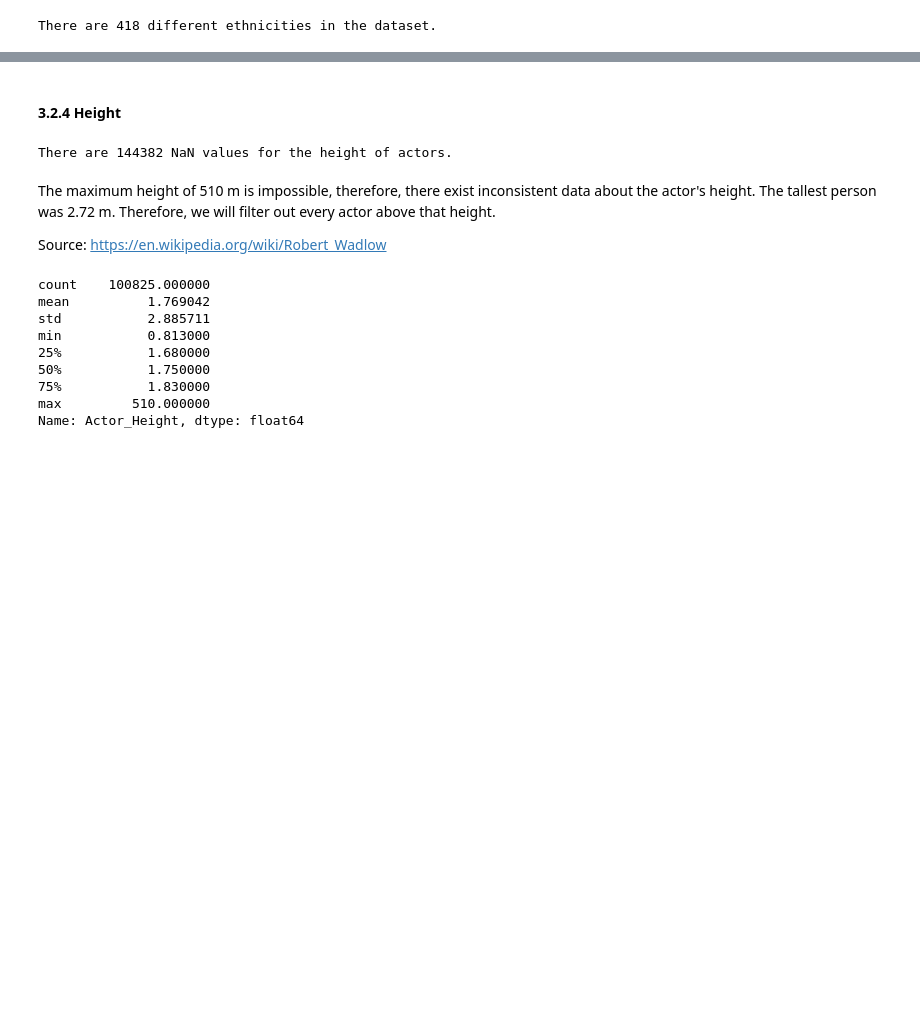
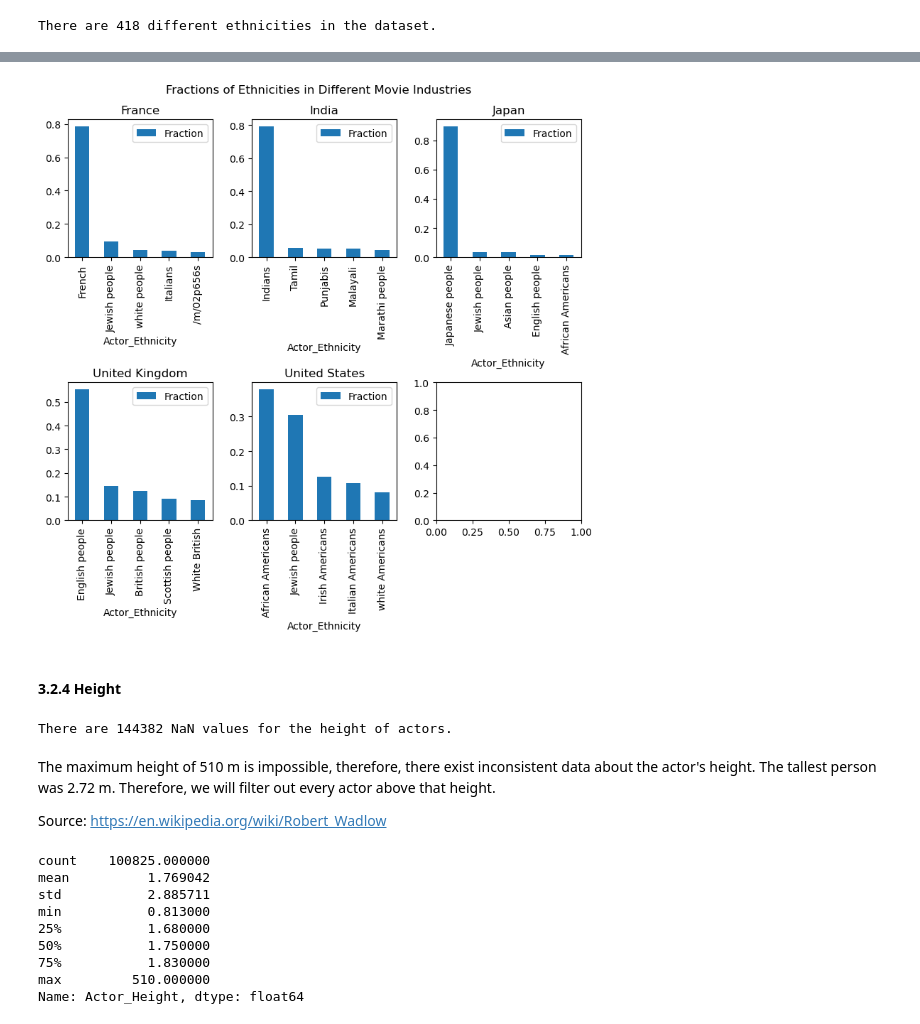
Before and after one commit to epfl-ada/ada-2022-project-robopros, a Jupyter notebook: notebooks/milestone2.ipynb, the cells around one changed output, grey strips where cells are left out. Saved outputs shown, nothing was run; the diff lists cells and outputs as text; code cells hidden in the pictures; blank space fills up the shorter version.

```diff
--- a/notebooks/milestone2.ipynb
+++ b/notebooks/milestone2.ipynb
@@ -909,0 +993,5 @@ count_ethnic = pd.DataFrame(char_ethnicity.groupby(['Movie_Countries', 'decade']
+# %%
+top_ethn = char_ethnicity.groupby('Movie_Countries').Actor_Ethnicity.value_counts()
+top_ethn = top_ethn.groupby('Movie_Countries').nlargest(5).to_frame().droplevel(0)
+top_ethn = top_ethn.rename(columns={'Actor_Ethnicity': 'Count'})
+top_ethn
@@ -910,3 +1017,18 @@ count_ethnic = pd.DataFrame(char_ethnicity.groupby(['Movie_Countries', 'decade']
+# %%
+total_number = top_ethn.droplevel(1).groupby('Movie_Countries').sum()
+# %%
+top_perc = top_ethn.div(total_number).rename(columns={'Count': 'Fraction'})
+# %%
+fig, ax = plt.subplots(2, 3, figsize=(8,8))
+top_perc.loc['France'].plot(kind='bar', title='France', ax=ax[0][0])
+top_perc.loc['India'].plot(kind='bar', title='India', ax=ax[0][1])
+top_perc.loc['Japan'].plot(kind='bar', title='Japan', ax=ax[0][2])
+top_perc.loc['United Kingdom'].plot(kind='bar', title='United Kingdom', ax=ax[1][0])
+top_perc.loc['United States of America'].plot(kind='bar', title='United States', ax=ax[1][1])
+fig.suptitle('Fractions of Ethnicities in Different Movie Industries')
+plt.tight_layout()
+# %% [output]
+[figure, added]
 # %% [markdown]
 #### 3.2.4 Height
 # %%
```
Also changed, not shown: parts of 30 cells of this notebook.
